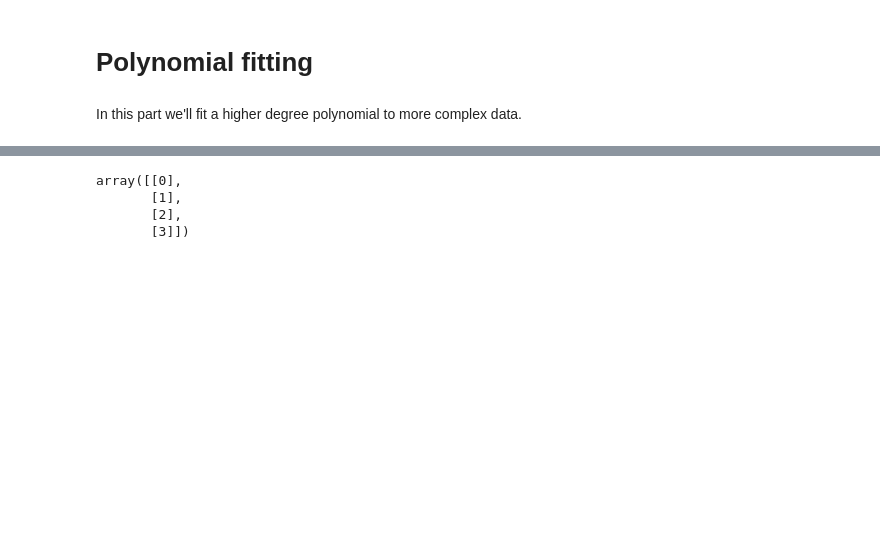
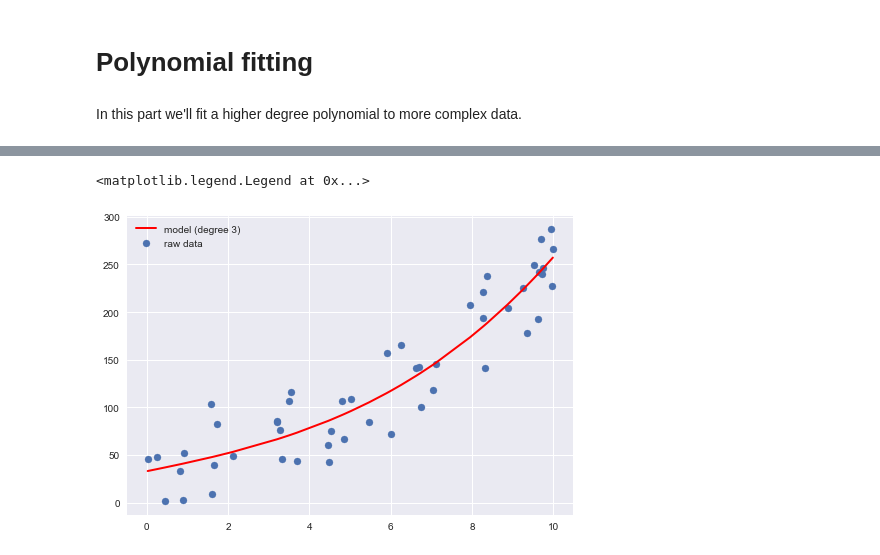
Before and after one commit to mappls/Playfield, a Jupyter notebook: lin_reg.ipynb, the cells around one changed output, grey strips where cells are left out. Drawn from its saved outputs; the diff is of its cells as text; code cells hidden in the pictures; blank space fills up the shorter version.

```diff
--- a/lin_reg.ipynb
+++ b/lin_reg.ipynb
@@ -107,10 +104,18 @@ plt.scatter(x,y)
 # %%
-model2 = make_pipeline(PolynomialFeatures(degree=3), Ridge())
+from sklearn.linear_model import Ridge
+from sklearn.pipeline import make_pipeline
+from sklearn.preprocessing import PolynomialFeatures
+
+X = x[:, np.newaxis]
+degree = 3
+model2 = make_pipeline(PolynomialFeatures(degree=degree), Ridge())
 model2.fit(X, y)
-y_plot = model.predict(X)
-plt.plot(X, y_plot, color=red, linewidth=2, label="degree %d" % "3")
+y_plot = model2.predict(X)
+plt.scatter(X,y, label='raw data')
+X = sorted(X)
+y_plot = sorted(y_plot)
+plt.plot(X, y_plot, color='red', linewidth=2, label="model (degree %d)" % degree)
+plt.legend()
 # %% [output]
-array([[0],
-       [1],
-       [2],
-       [3]])
+<matplotlib.legend.Legend at 0x...>
+[figure, added]
```
Also changed, not shown: parts of 2 cells of this notebook.
